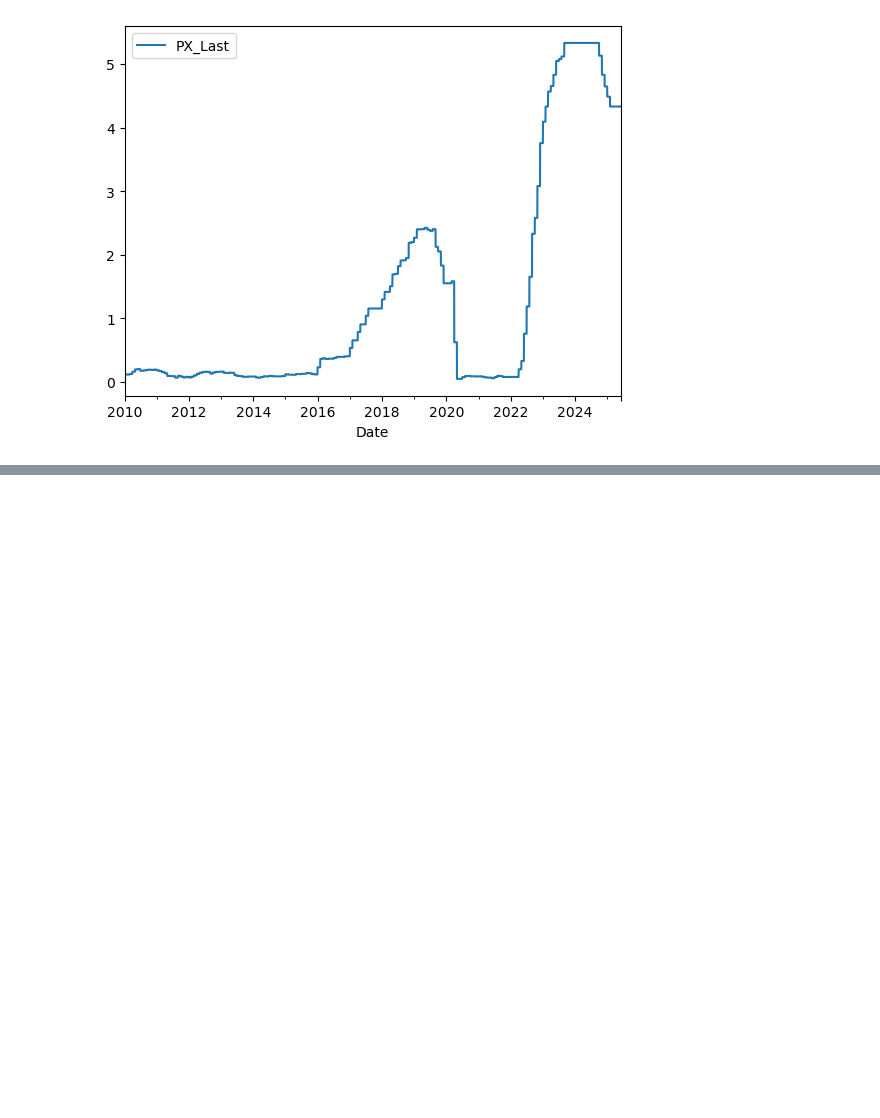
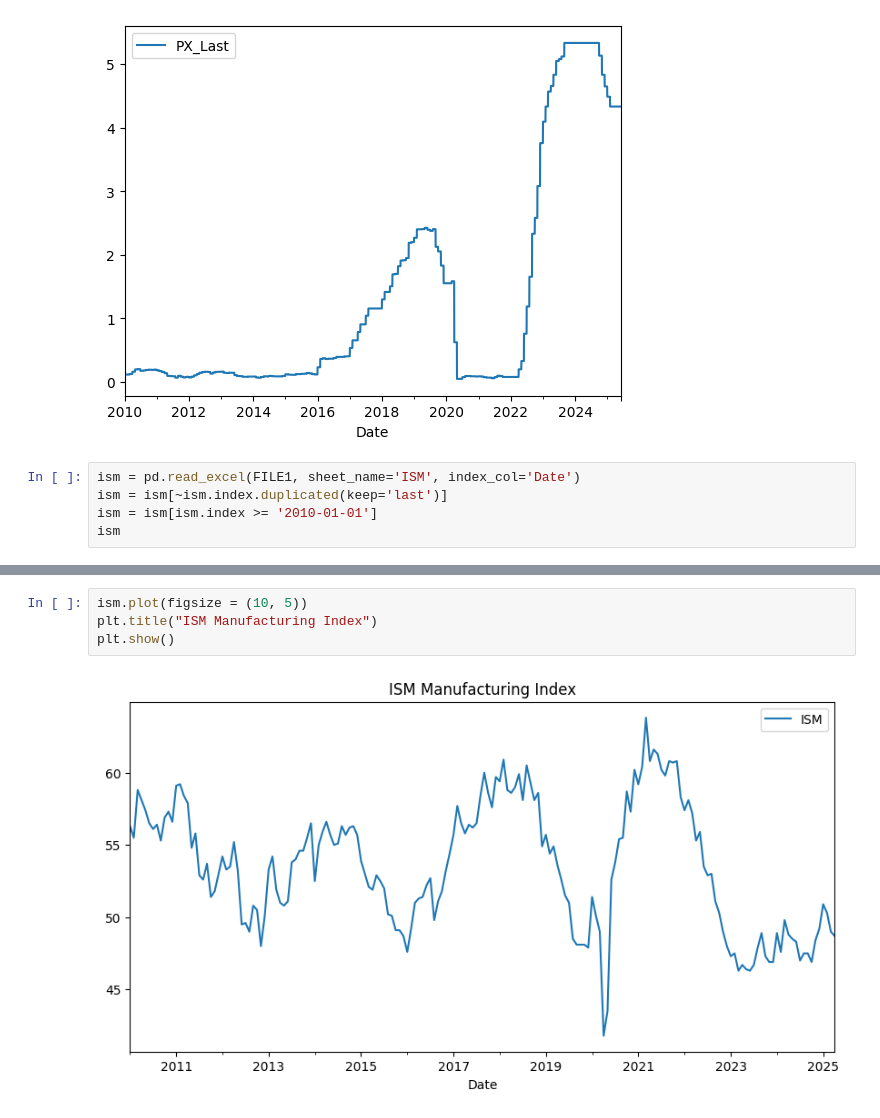
Before and after one commit to Kunj121/MacroFinance_HW2, a Jupyter notebook: hw3/hw_3.ipynb, the cells around one changed output, grey strips where cells are left out. Drawn from its saved outputs; the diff is of its cells as text; blank space fills up the shorter version.

```diff
--- a/hw3/hw_3.ipynb
+++ b/hw3/hw_3.ipynb
@@ -130,3 +130,8 @@ fed.plot()
 # %% [output]
 <Axes: xlabel='Date'>
 [figure]
+# %%
+ism = pd.read_excel(FILE1, sheet_name='ISM', index_col='Date')
+ism = ism[~ism.index.duplicated(keep='last')]
+ism = ism[ism.index >= '2010-01-01']
+ism
@@ -132,0 +153,6 @@ fed.plot()
+# %%
+ism.plot(figsize = (10, 5))
+plt.title("ISM Manufacturing Index")
+plt.show()
+# %% [output]
+[figure, added]
```
Also changed, not shown: parts of 6 cells of this notebook, 2 other files.
